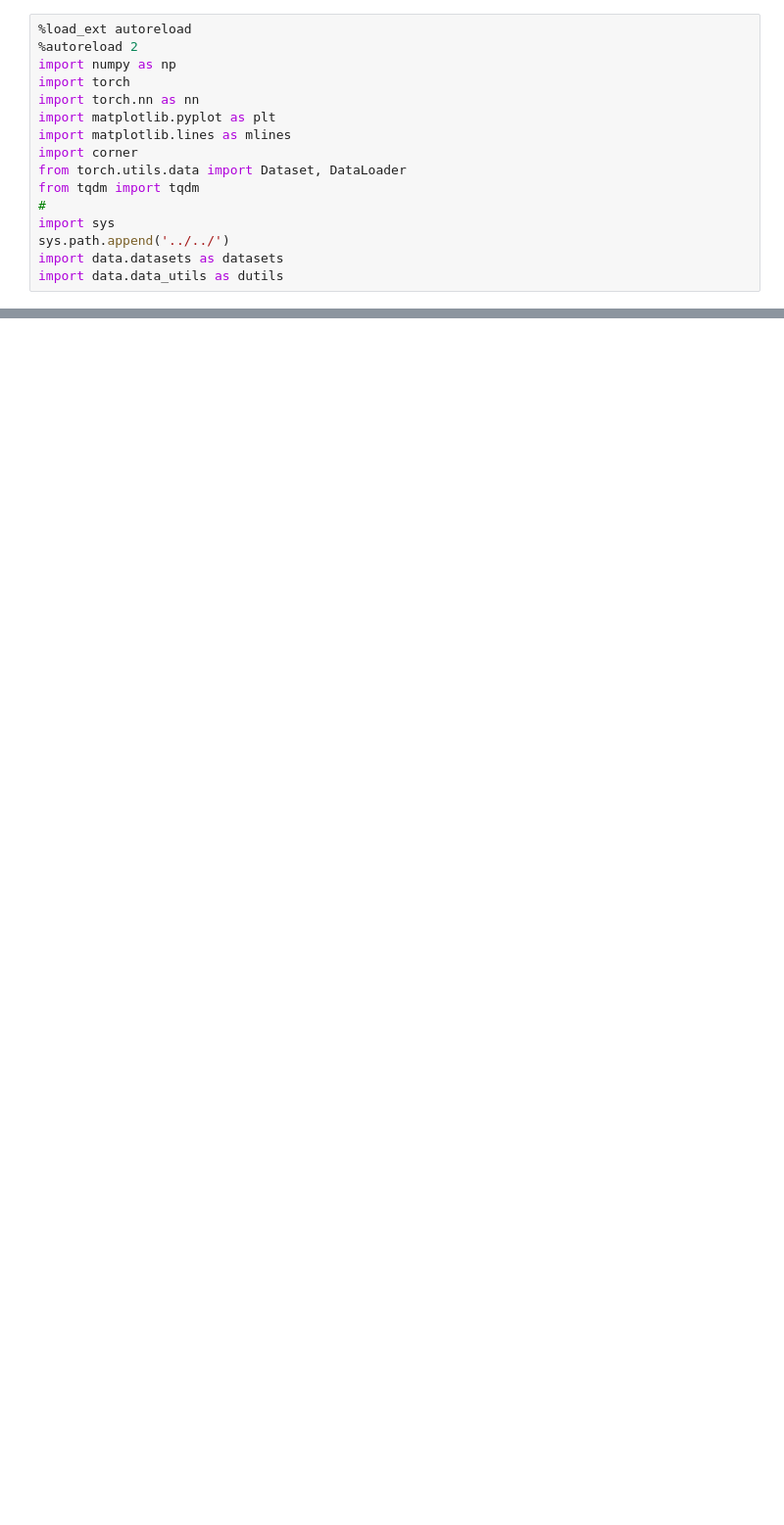
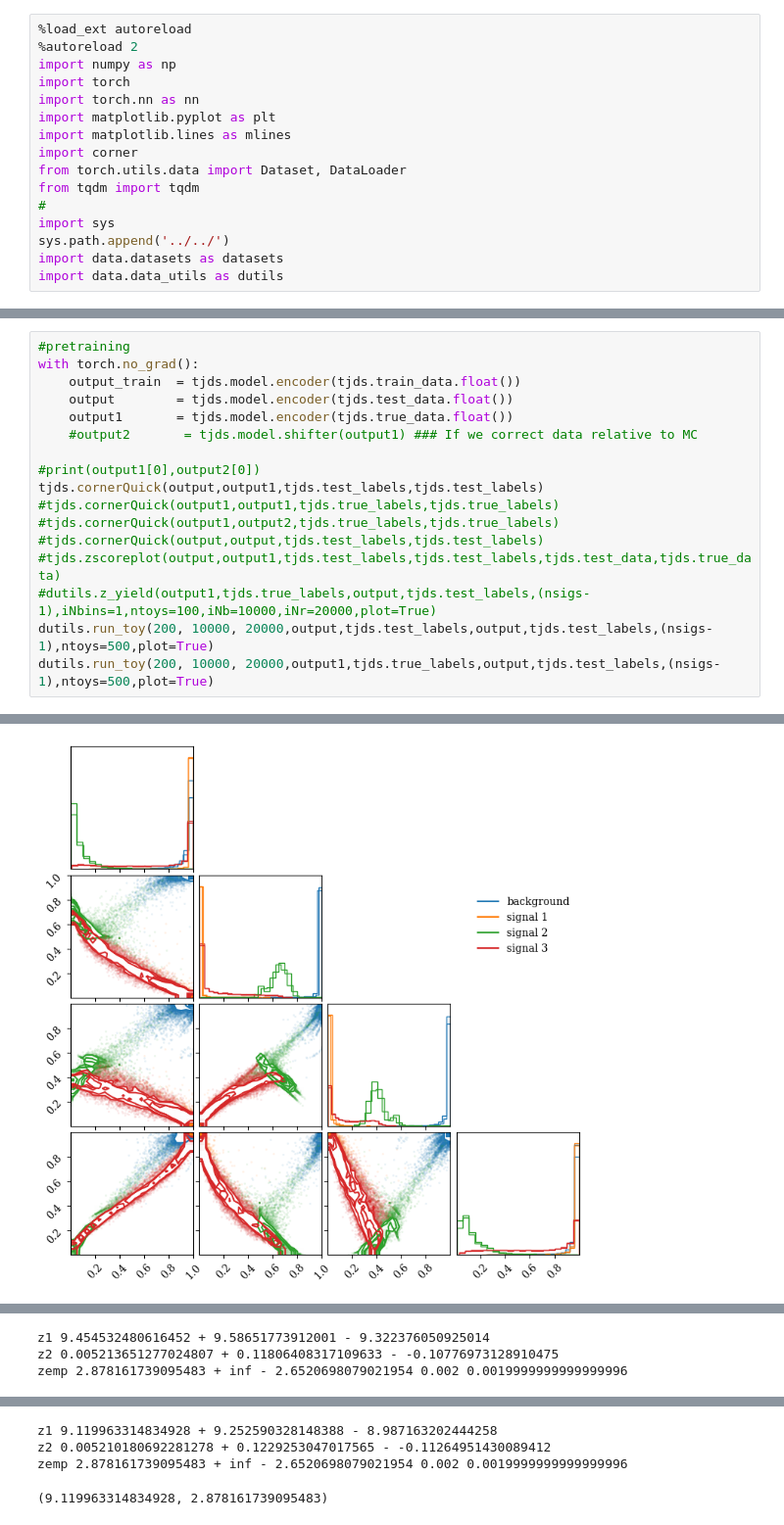
Before and after one commit to chreissel/phlab-neurips25, a Jupyter notebook: experiments/toyjet/ToyMahaDataMC.ipynb, the cells around one changed output, grey strips where cells are left out. Shown at 98% size. Cells and saved outputs as stored; diff of their text form; blank space fills up the shorter version.

```diff
--- a/experiments/toyjet/ToyMahaDataMC.ipynb
+++ b/experiments/toyjet/ToyMahaDataMC.ipynb
@@ -61,0 +68,18 @@ Validation: |
+# %%
+#pretraining
+with torch.no_grad():
+    output_train  = tjds.model.encoder(tjds.train_data.float())
+    output        = tjds.model.encoder(tjds.test_data.float())
+    output1       = tjds.model.encoder(tjds.true_data.float())
+    #output2       = tjds.model.shifter(output1) ### If we correct data relative to MC
+
+#print(output1[0],output2[0])
+tjds.cornerQuick(output,output1,tjds.test_labels,tjds.test_labels)
+#tjds.cornerQuick(output1,output1,tjds.true_labels,tjds.true_labels)
+#tjds.cornerQuick(output1,output2,tjds.true_labels,tjds.true_labels)
+#tjds.cornerQuick(output,output,tjds.test_labels,tjds.test_labels)
+#tjds.zscoreplot(output,output1,tjds.test_labels,tjds.test_labels,tjds.test_data,tjds.true_data)
+#dutils.z_yield(output1,tjds.true_labels,output,tjds.test_labels,(nsigs-1),iNbins=1,ntoys=100,iNb=10000,iNr=20000,plot=True)
+dutils.run_toy(200, 10000, 20000,output,tjds.test_labels,output,tjds.test_labels,(nsigs-1),ntoys=500,plot=True)
+dutils.run_toy(200, 10000, 20000,output1,tjds.true_labels,output,tjds.test_labels,(nsigs-1),ntoys=500,plot=True)
+# %% [output]
@@ -61,0 +103 @@ Validation: |
+[figure, added]
@@ -61,0 +123,3 @@ Validation: |
+z1 9.454532480616452 + 9.58651773912001 - 9.322376050925014
+z2 0.005213651277024807 + 0.11806408317109633 - -0.10776973128910475
+zemp 2.878161739095483 + inf - 2.6520698079021954 0.002 0.0019999999999999996
@@ -62,3 +127,7 @@ Validation: |
+z1 9.119963314834928 + 9.252590328148388 - 8.987163202444258
+z2 0.005210180692281278 + 0.1229253047017565 - -0.11264951430089412
+zemp 2.878161739095483 + inf - 2.6520698079021954 0.002 0.0019999999999999996
+(9.119963314834928, 2.878161739095483)
 # %%
 from models.networks import MLP
 with torch.no_grad():
```
Also changed, not shown: parts of 6 cells of this notebook, 1 other file.
